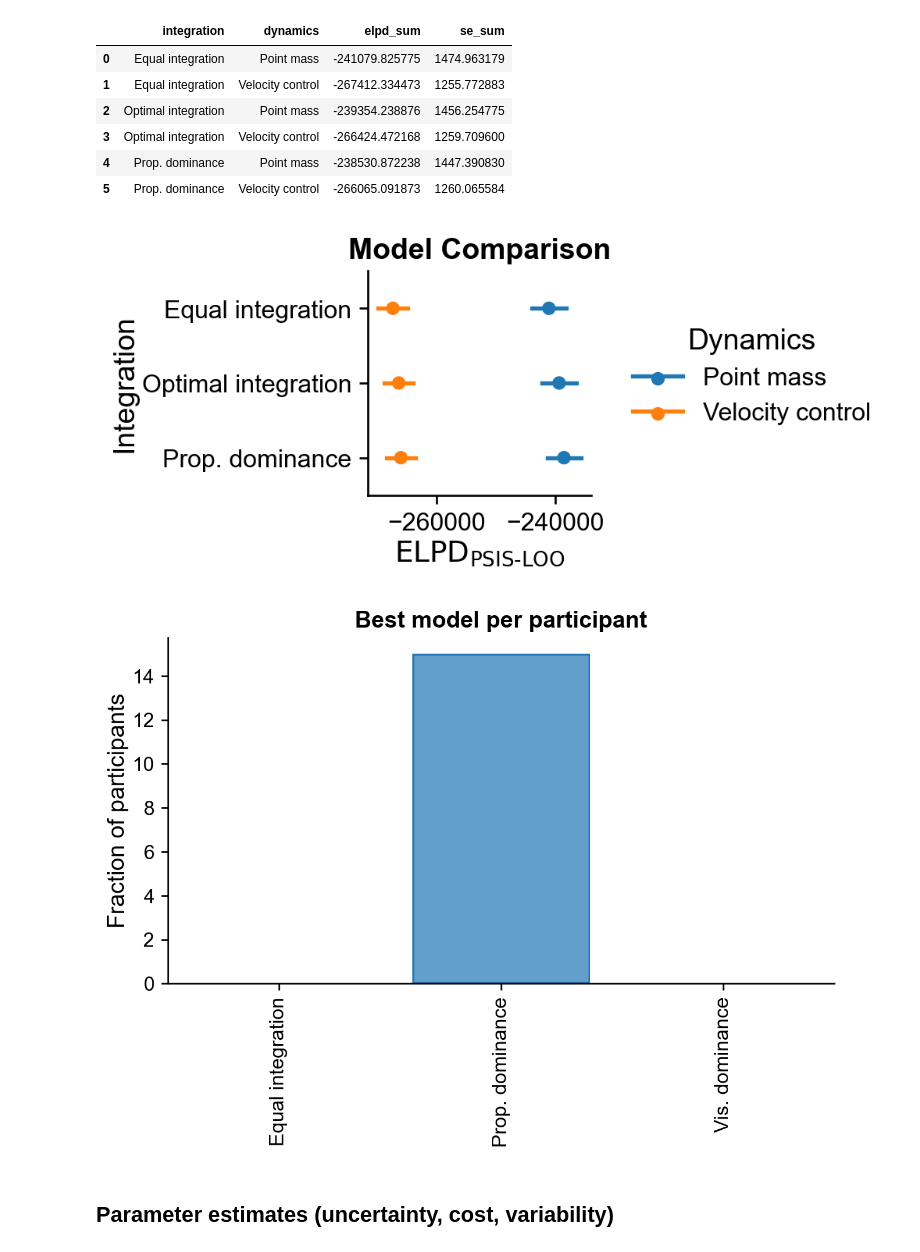
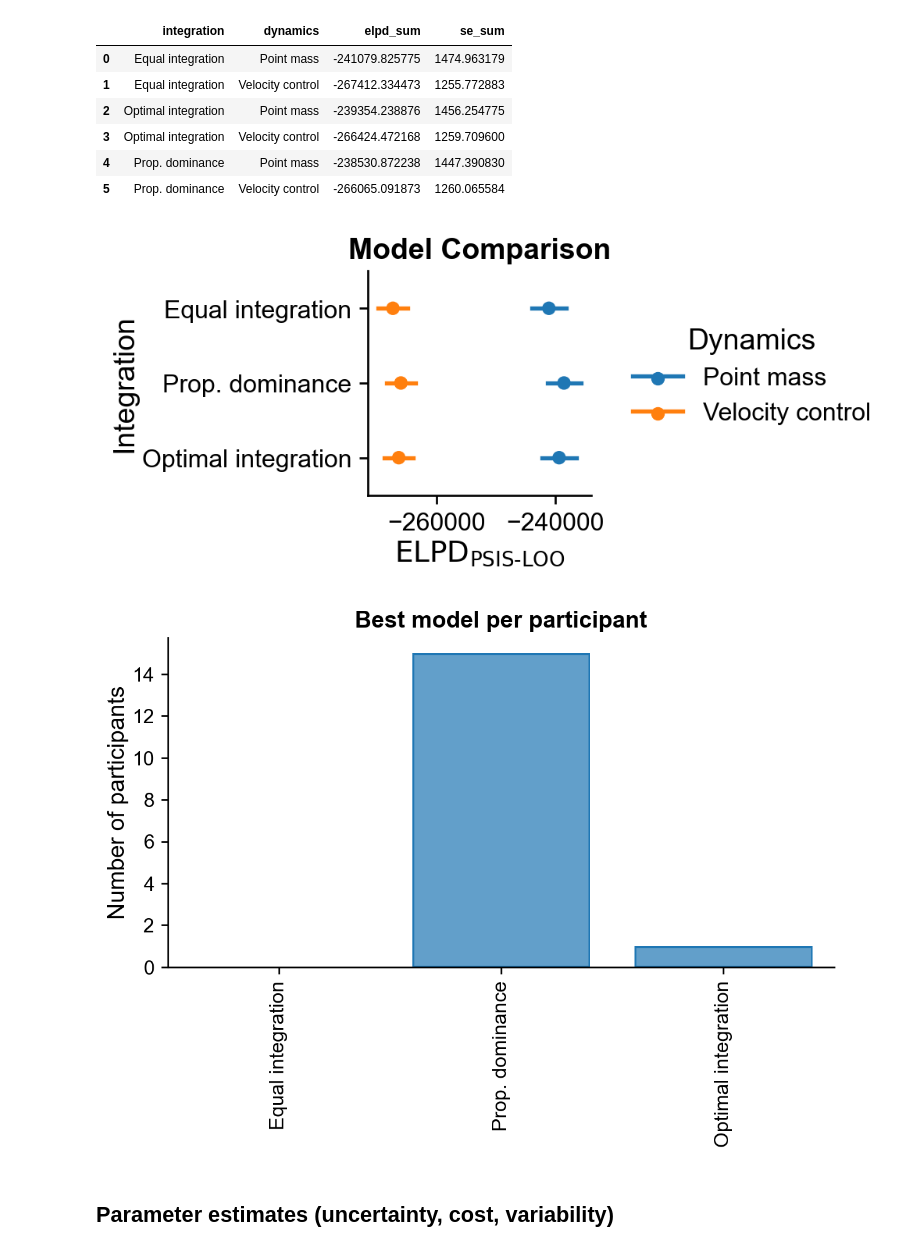
Before and after one commit to dominikstrb/cpp-proprioception, a Jupyter notebook: notebooks/MultisensoryModelResults.ipynb, the cells around one changed output. Cells and saved outputs as stored; diff of their text form; code cells hidden in the pictures.

```diff
--- a/notebooks/MultisensoryModelResults.ipynb
+++ b/notebooks/MultisensoryModelResults.ipynb
@@ -74,3 +59,21 @@ palette = dict(zip(model_order, sns.color_palette("colorblind", 4)))
+# %%
+# rename integration type column for nicer visualization
+integration_name = {
+    "optimal": "Optimal integration",
+    "equal_integration": "Equal integration",
+    "no_integration": "Prop. dominance",
+    # "vision_only": "Vis. dominance",
+}
+loo_df["integration"] = loo_df["integration"].map(integration_name)
+
+# rename dynamics model type column (for nicer visualization)
+loo_df["dynamics"] = loo_df["model"].map(
+    {"BoundedActorPointMassDynamics": "Point mass", "BoundedActor": "Velocity control"}
+)
+
+# create fixed order of models for plotting and set up color palette
+model_order = ["Equal integration", "Prop. dominance", "Optimal integration"]
+palette = dict(zip(model_order, sns.color_palette("colorblind", 4)))
 # %%
 # sum up ELPDs across participants for each model, and compute the standard error of the sum
 group_stats = (
@@ -102,37 +105,38 @@ g = (so.Plot(group_stats, y="integration", x="elpd_sum", color="dynamics")
       .add(so.Range(), xmin="elpd_low", xmax="elpd_high")
       # .add(so.Dot(pointsize=2), so.Jitter())
       .layout(size=(3.5,2.5))
-      .scale(y=so.Nominal(),
+      .scale(y=so.Nominal(order=model_order),
              x=so.Continuous().tick(upto=2))
       .label(x=r"$\text{ELPD}_{\text{PSIS-LOO}}$", y="Integration", color="Dynamics", title="Model Comparison")
 )
 g.save("../figures/multisensory_model_comparison.svg")
 # %% [output]
-[figure, old version]
+[figure, new version]
 # %%
+# get the best-fitting model per participant
 best_per_participant = (
     loo_df.loc[loo_df.groupby("participant")["elpd"].idxmax(), ["integration", "dynamics", "participant"]]
 )
 
 win_counts = (
     best_per_participant["integration"].value_counts()
     .reindex(model_order, fill_value=0)
     .reset_index()
 )
 win_counts.columns = ["integration", "wins"]
 win_counts["n_participants"] = win_counts["wins"]
 
 g = (
     so.Plot(win_counts, x="integration", y="n_participants")
     .add(so.Bar())
-    .scale(x=so.Nominal(order=model_order))
-    .label(x="", y="Fraction of participants", title="Best model per participant")
+    .scale(x=so.Nominal())
+    .label(x="", y="Number of participants", title="Best model per participant")
 ).plot()
 for axis in g._figure.axes:
     axis.xaxis.set_tick_params(rotation=90)
 g
 # %% [output]
-[figure, old version]
+[figure, new version]
 # %% [markdown]
 ## Parameter estimates (uncertainty, cost, variability)
 # %%
```
Also changed, not shown: parts of 23 cells of this notebook, 1 other file.
